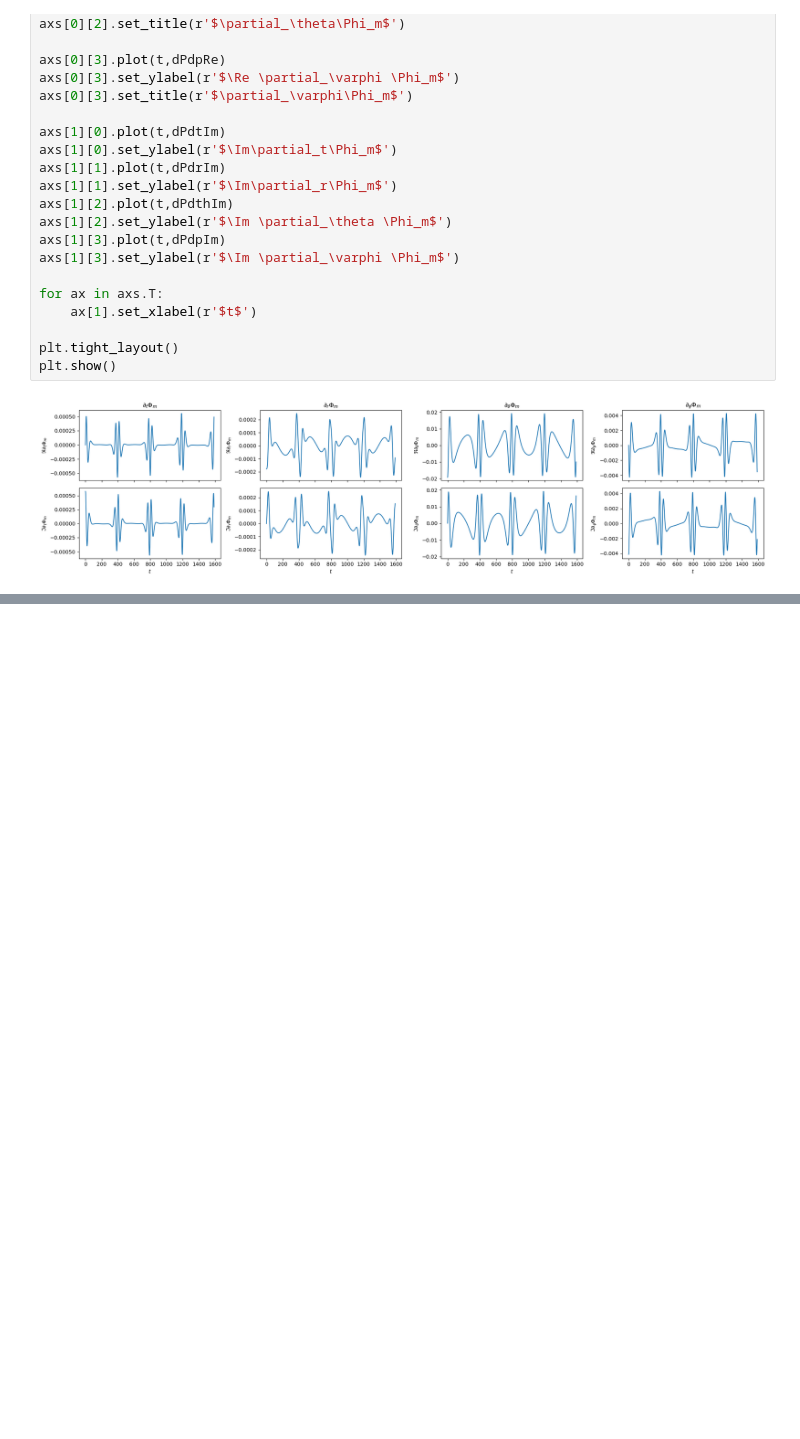
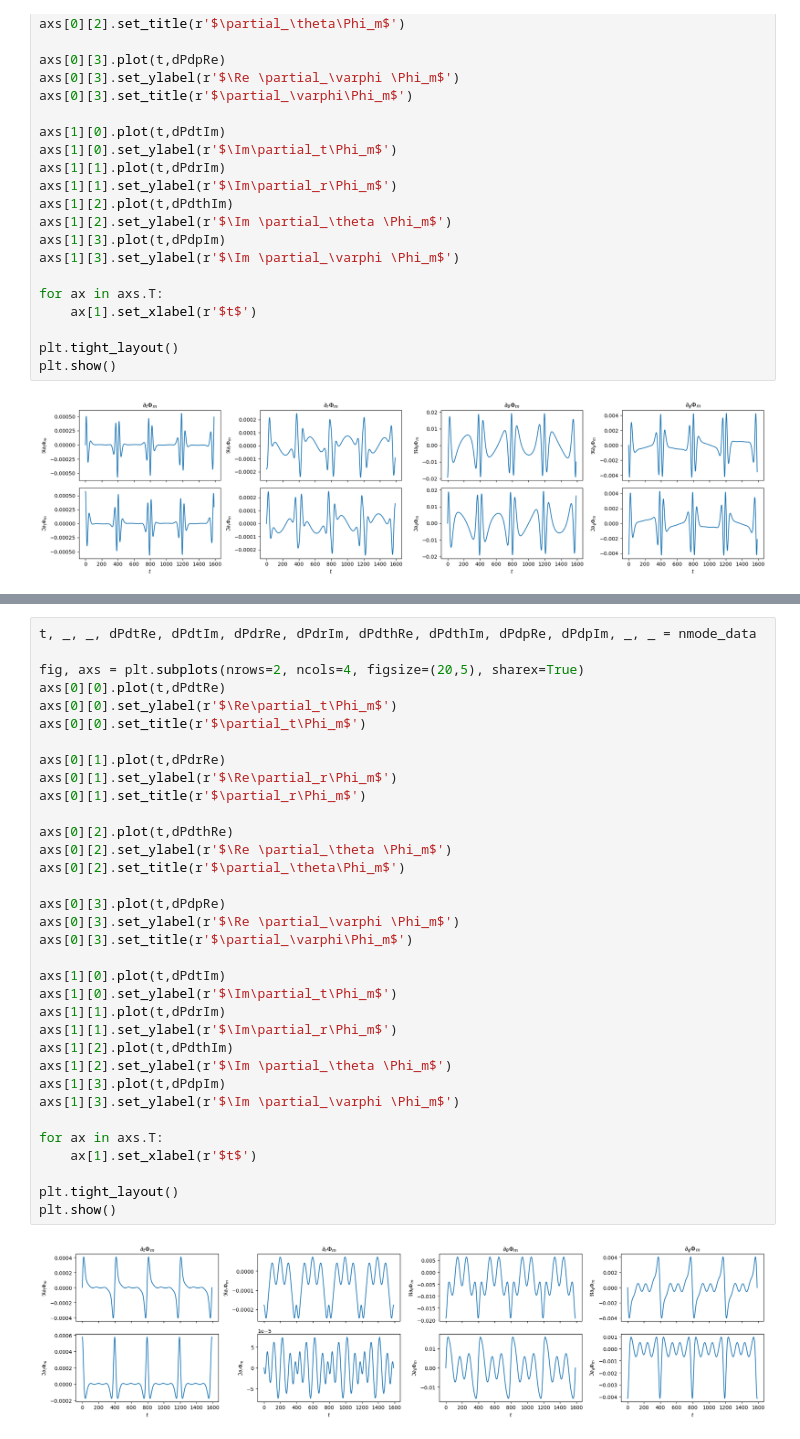
Before and after one commit to thompsonphys/inspectre, a Jupyter notebook: notebooks/visual_inspection.ipynb, the cells around one changed output, grey strips where cells are left out. Drawn from its saved outputs; the diff is of its cells as text; blank space fills up the shorter version.

```diff
--- a/notebooks/visual_inspection.ipynb
+++ b/notebooks/visual_inspection.ipynb
@@ -105,0 +130,36 @@ plt.show()
+# %%
+t, _, _, dPdtRe, dPdtIm, dPdrRe, dPdrIm, dPdthRe, dPdthIm, dPdpRe, dPdpIm, _, _ = nmode_data
+
+fig, axs = plt.subplots(nrows=2, ncols=4, figsize=(20,5), sharex=True)
+axs[0][0].plot(t,dPdtRe)
+axs[0][0].set_ylabel(r'$\Re\partial_t\Phi_m$')
+axs[0][0].set_title(r'$\partial_t\Phi_m$')
+
+axs[0][1].plot(t,dPdrRe)
+axs[0][1].set_ylabel(r'$\Re\partial_r\Phi_m$')
+axs[0][1].set_title(r'$\partial_r\Phi_m$')
+
+axs[0][2].plot(t,dPdthRe)
+axs[0][2].set_ylabel(r'$\Re \partial_\theta \Phi_m$')
+axs[0][2].set_title(r'$\partial_\theta\Phi_m$')
+
+axs[0][3].plot(t,dPdpRe)
+axs[0][3].set_ylabel(r'$\Re \partial_\varphi \Phi_m$')
+axs[0][3].set_title(r'$\partial_\varphi\Phi_m$')
+
+axs[1][0].plot(t,dPdtIm)
+axs[1][0].set_ylabel(r'$\Im\partial_t\Phi_m$')
+axs[1][1].plot(t,dPdrIm)
+axs[1][1].set_ylabel(r'$\Im\partial_r\Phi_m$')
+axs[1][2].plot(t,dPdthIm)
+axs[1][2].set_ylabel(r'$\Im \partial_\theta \Phi_m$')
+axs[1][3].plot(t,dPdpIm)
+axs[1][3].set_ylabel(r'$\Im \partial_\varphi \Phi_m$')
+
+for ax in axs.T:
+    ax[1].set_xlabel(r'$t$')
+
+plt.tight_layout()
+plt.show()
+# %% [output]
+[figure, added]
```
Also changed, not shown: parts of 3 cells of this notebook, 1 other file.
